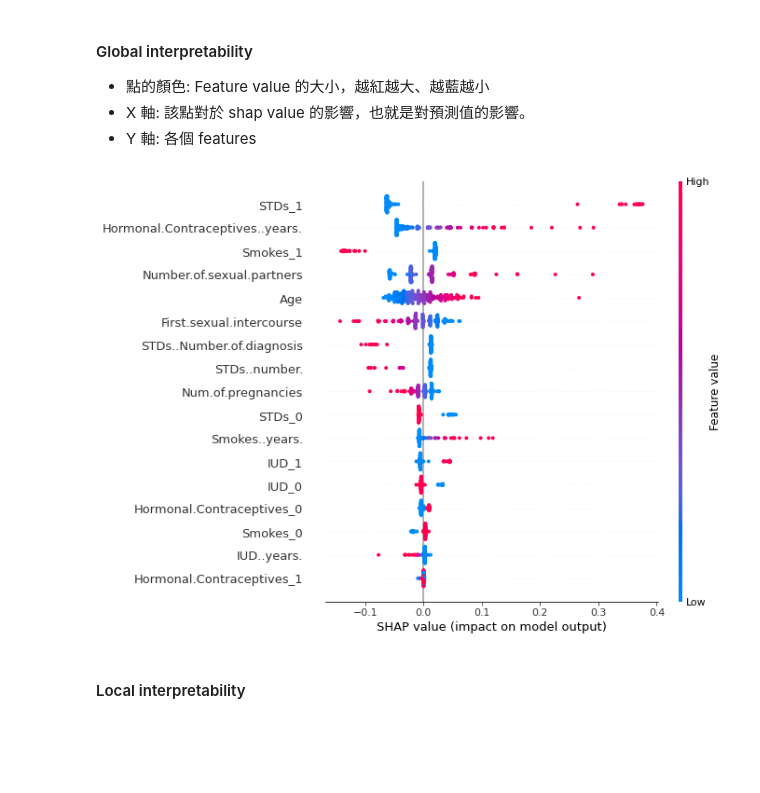
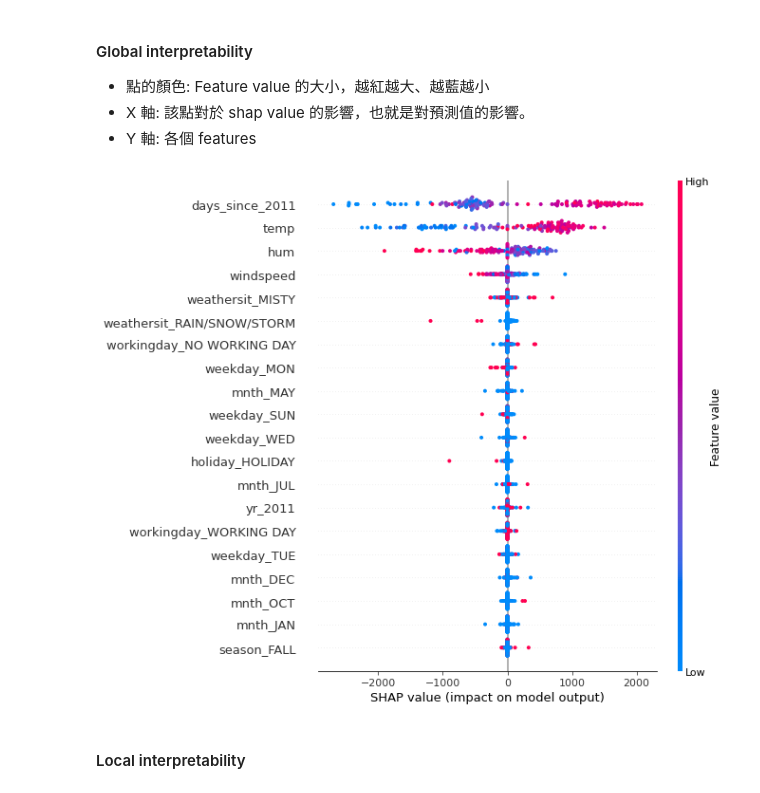
Before and after one commit to d246810g2000/Explainable_AI, a Jupyter notebook: ML/04_kernelshap.ipynb, the cells around one changed output. Saved outputs shown, nothing was run; the diff lists cells and outputs as text; code cells hidden in the pictures; blank space fills up the shorter version.

```diff
--- a/ML/04_kernelshap.ipynb
+++ b/ML/04_kernelshap.ipynb
@@ -332,0 +371,10 @@ Using 1286 background data samples could cause slower run times. Consider using
+# %%
+# Fit decision tree for regression model
+rt = DecisionTreeRegressor(random_state=2022)
+rt.fit(X_train.values, y_train.values)
+print("Training finished.")
+
+# Evaluate decision tree for classification model
+y_pred = rt.predict(X_test.values)
+print(f"Root Mean Squared Error: {round(mean_squared_error(y_test, y_pred)**(1/2), 2)}")
+print(f"R2: {round(r2_score(y_test, y_pred), 2)}")
@@ -332,0 +392,4 @@ Using 1286 background data samples could cause slower run times. Consider using
+# %%
+# use Kernel SHAP to explain test set predictions
+explainer = shap.KernelExplainer(model=rt.predict, data=X_train)
+shap_values = explainer.shap_values(X=X_test, nsamples=100)
@@ -342,9 +407,9 @@ Shape of each element: (172, 17)
 - X 軸: 該點對於 shap value 的影響，也就是對預測值的影響。
 - Y 軸: 各個 features
 # %%
-shap.summary_plot(shap_values[1], X_test)
+shap.summary_plot(shap_values, X_test)
 # %% [output]
-[figure, old version]
+[figure, new version]
 # %% [markdown]
 #### Local interpretability
 # %% [markdown]
```
Also changed, not shown: parts of 54 cells of this notebook, 1 other file.
